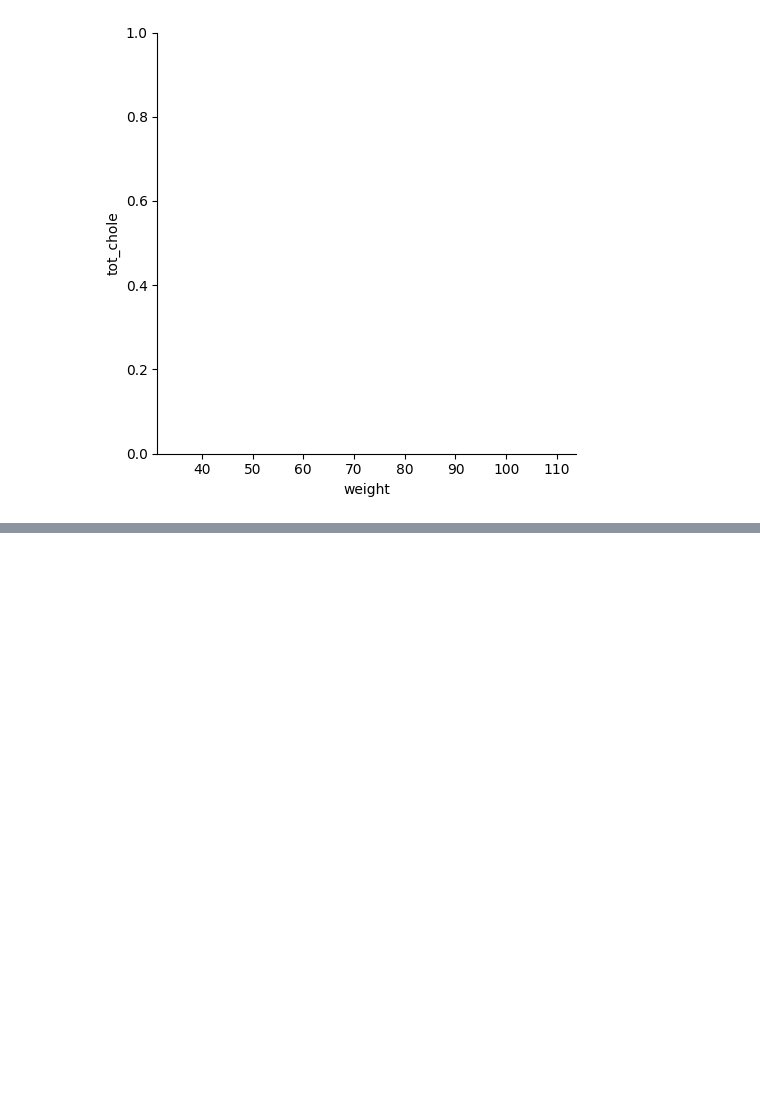
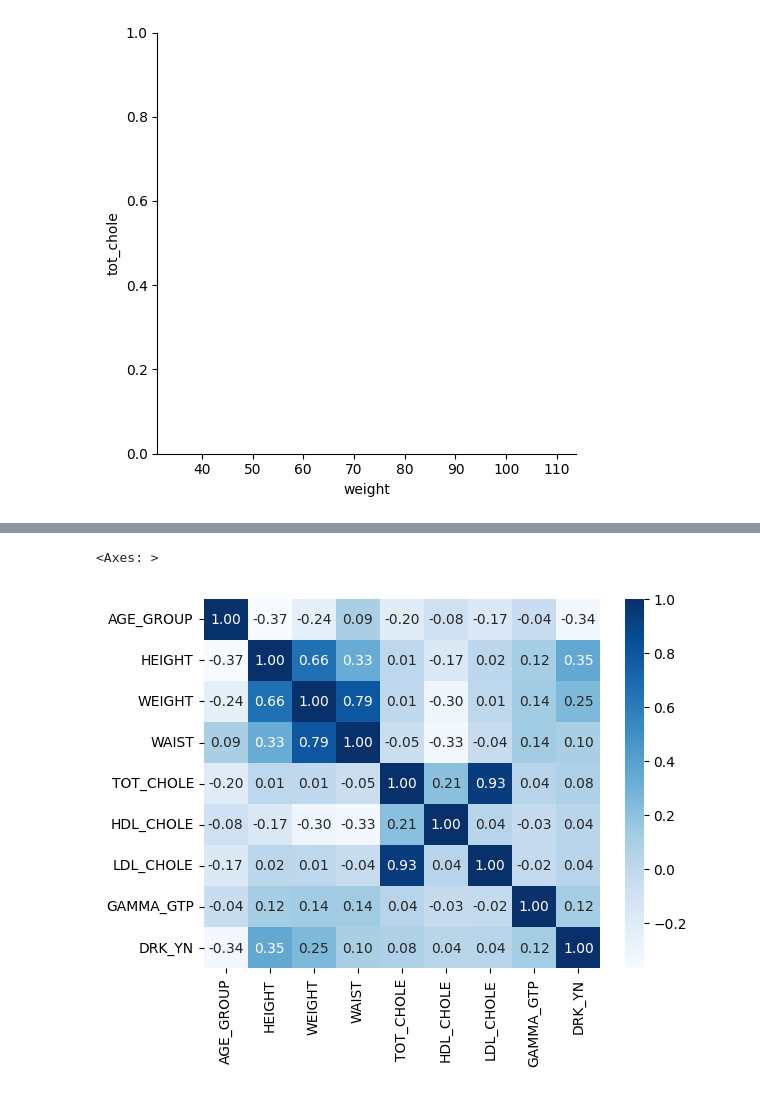
Before and after one commit to layla-focalors/AColab_Github_data_processing, a Jupyter notebook: HealthCare_Anayize.ipynb, the cells around one changed output, grey strips where cells are left out. Drawn from its saved outputs; the diff is of its cells as text; code cells hidden in the pictures; blank space fills up the shorter version.

```diff
--- a/HealthCare_Anayize.ipynb
+++ b/HealthCare_Anayize.ipynb
@@ -987,0 +1009,8 @@ dat
+# %%
+# 상관계수가 높을수록 밝은 색으로 나타남!
+sns.heatmap(dat, cmap='Blues', annot=True, fmt='.2f')
+# camp : 컬러맵 색상을 파랗게 지정
+# annot : 상관계수 표시하기
+# %% [output]
+<Axes: >
+[figure, added]
```
Also changed, not shown: parts of 4 cells of this notebook.
